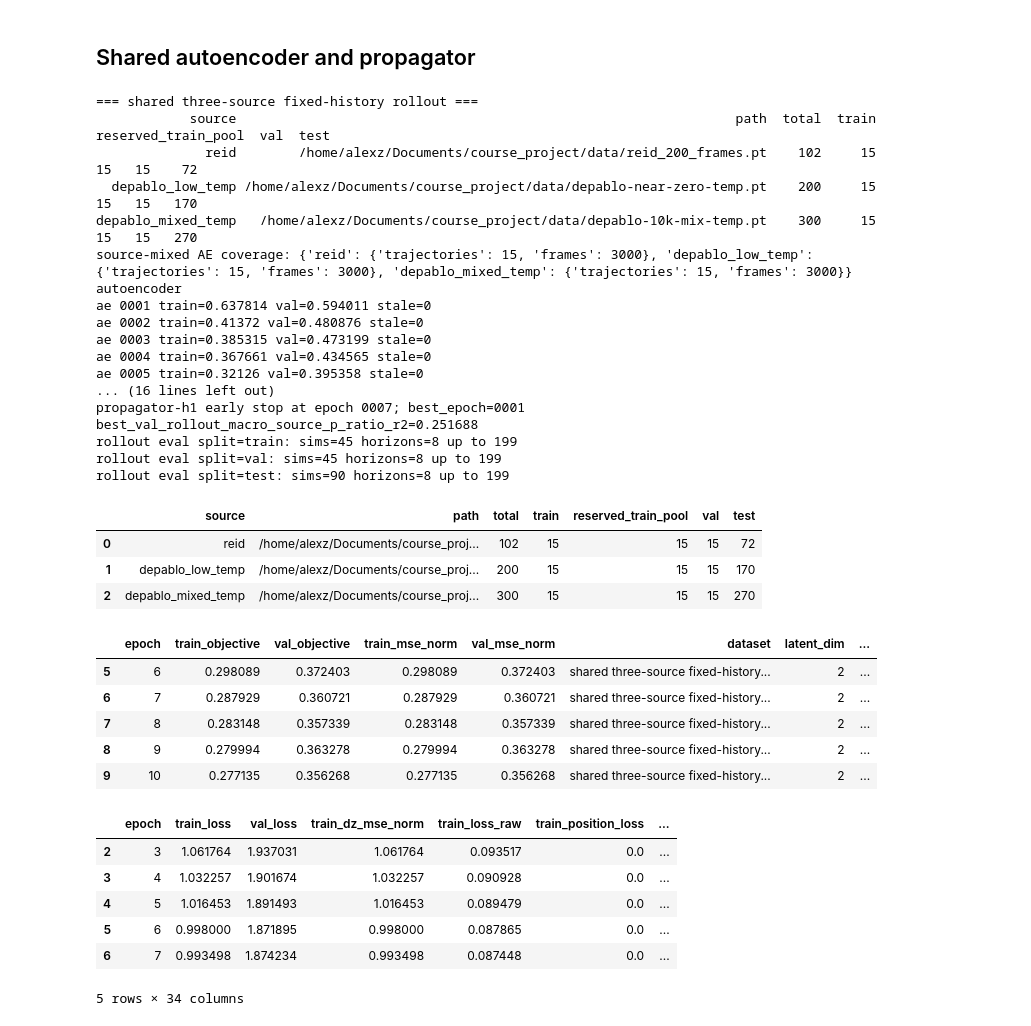
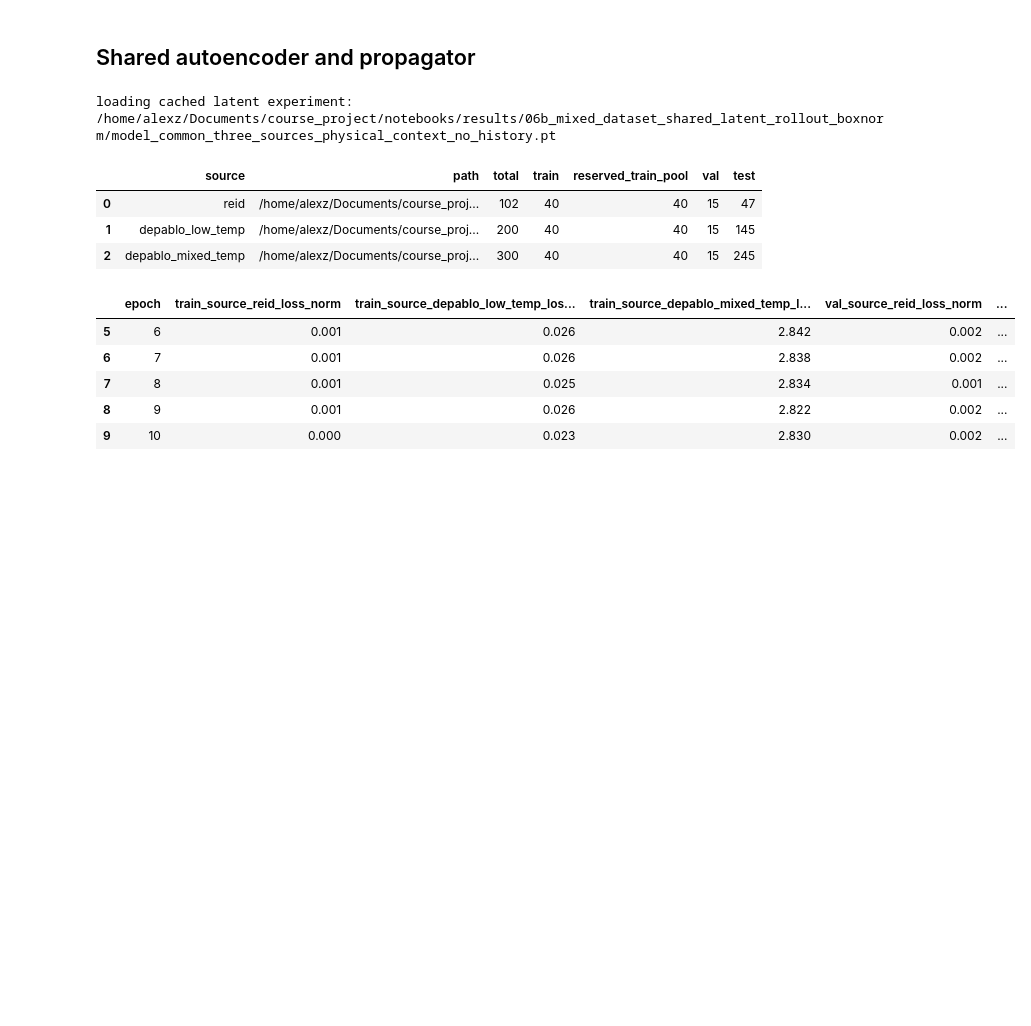
Before and after one commit to alex-zhilkin/DL-course-project, a Jupyter notebook: notebooks/latent_space/06b_mixed_dataset_shared_latent_rollout.ipynb, the cells around one changed output. Cells and saved outputs as stored; diff of their text form; code cells hidden in the pictures; blank space fills up the shorter version.

```diff
--- a/notebooks/latent_space/06b_mixed_dataset_shared_latent_rollout.ipynb
+++ b/notebooks/latent_space/06b_mixed_dataset_shared_latent_rollout.ipynb
@@ -74,81 +68,62 @@ print({'device': str(DEVICE), 'training_networks': TRAIN_PER_SOURCE*len(DATASETS
 ae_config = {
     'latent_dim': LATENT_DIM, 'latent_tokens': MODEL_CONFIG['latent_tokens'],
     'hidden_size': MODEL_CONFIG['hidden_size'], 'model': 'attention',
-    'edge_feature_dim': 4, 'target_mode': 'normalized_delta', 'node_feature_mode': 'normalized_delta',
+    'edge_feature_dim': 8, 'target_mode': 'normalized_delta', 'node_feature_mode': 'normalized_delta',
     'max_train_frames_per_sim': TRAIN_STEPS_PER_SIM + 1,
     'val_frame_skip': 1, 'max_val_frames_per_sim': TRAIN_STEPS_PER_SIM + 1,
     'max_epochs': MAX_EPOCHS, 'patience': PATIENCE, 'lr': LEARNING_RATE, 'weight_decay': WEIGHT_DECAY,
     'balance_sources': False, 'mix_sources': True,
+    'pratio_eval_every': 1, 'pratio_eval_step': 100,
 }
 propagator_config = {
     'max_train_transitions_per_sim': TRAIN_STEPS_PER_SIM,
     'max_epochs': MAX_EPOCHS, 'patience': PATIENCE, 'lr': LEARNING_RATE, 'weight_decay': WEIGHT_DECAY,
-    'hidden_size': 128, 'objective': 'fixed_history_one_step',
-    'model': 'fixed_velocity_residual_mlp', 'loss': 'delta', 'step_stride': 1,
-    'fixed_observed_frames': (1, 5), 'multistep_horizons': [1],
-    'mix_sources': True, 'balance_sources': False,
-    'train_trajectories_per_source': {key: TRAIN_PER_SOURCE for key in DATASETS},
-    'val_trajectories_per_source': {key: VAL_PER_SOURCE for key in DATASETS},
+    'hidden_size': 64, 'objective': 'one_step',
+    'model': 'delta_mlp', 'loss': 'delta', 'step_stride': PROPAGATOR_STRIDE,
+    'multistep_horizons': [1],
+    'mix_sources': True, 'balance_sources': False, 'source_loss_reduction': 'equal',
+    'train_trajectories_per_source': {key: TRAIN_PER_SOURCE for key in PROPAGATOR_SOURCES},
+    'val_trajectories_per_source': {key: VAL_PER_SOURCE for key in PROPAGATOR_SOURCES},
     'use_static_context': True, 'context_dim': 16,
-    'context_pool': 'mean', 'rollout_eval_every_epoch': True, 'rollout_eval_horizons': [100],
-    'rollout_eval_sims_per_source': VAL_PER_SOURCE,
+    'context_pool': 'mean', 'rollout_eval_every_epoch': True, 'rollout_eval_interval': 1,
+    'rollout_eval_horizons': [100],
+    'rollout_eval_sims_per_source': VAL_PER_SOURCE, 'rollout_eval_sources': PROPAGATOR_SOURCES,
 }
 experiment_config = {
     'ae_config': ae_config, 'propagator_config': propagator_config,
     'dataset_name': 'mixed_sources_shared', 'split_seed': SEED, 'split_stratify_temperature': False,
     'min_train_p_ratio': None, 'device': str(DEVICE), 'pos_dim': 2, 'batch_graphs': MODEL_CONFIG['batch_graphs'],
     'frame_skip': 1, 'train_frame_start_order': 0,
-    'edge_mode': MODEL_CONFIG['edge_mode'],
+    'edge_mode': MODEL_CONFIG['edge_mode'], 'static_context_use_physical_reference': True,
     'coordinate_normalization': MODEL_CONFIG['coordinate_normalization'],
-    'reference_context_mode': MODEL_CONFIG['reference_context_mode'],
-    'edge_feature_schema': MODEL_CONFIG['edge_feature_schema'],
     'rollout_steps_grid': ROLLOUT_STEPS,
     'rollout_final_eval_sims_per_source': 30,
     'early_stop_min_delta': 1e-5, 'should_rollout': True, 'should_train_propagator': True,
-    'force_train': FORCE_TRAIN, 'cache_path': str(MODEL_CACHE),
+    'pretrained_ae_cache_path': AE_CACHE,
+    'pretrained_ae_config_keys': ['split_seed', 'coordinate_normalization', 'edge_mode', 'pos_dim', 'latent_dim', 'latent_tokens', 'hidden_size', 'autoencoder_model', 'edge_feature_dim', 'node_feature_mode', 'ae_target_mode', 'ae_max_train_frames_per_sim', 'ae_max_val_frames_per_sim'],
+    'pretrained_ae_require_matching_normalizers': True,
+    'force_train': FORCE_TRAIN, 'force_train_autoencoder': False, 'cache_path': str(MODEL_CACHE),
     'cache_require_matching_config': True, 'model_seed': SEED, 'repeat_idx': 1,
 }
 mixture = [{'name': key, 'label': spec['label'], 'path': str(spec['path']), 'train_count': TRAIN_PER_SOURCE, 'val_count': VAL_PER_SOURCE} for key,spec in DATASETS.items()]
 source = {
-    'dataset_name': 'mixed_sources_shared', 'source_name': 'three-source mixture', 'label': 'shared three-source fixed-history rollout',
+    'dataset_name': 'mixed_sources_shared', 'source_name': 'three-source AE / three-source one-step physical-context propagator mixture', 'label': 'shared AE three sources, one-step physical-context propagator',
     'path': str(next(iter(DATASETS.values()))['path']), 'dataset_mixture': mixture,
 }
 seed_everything(SEED)
 result = run_latent_experiment(source, experiment_config, device=DEVICE)
 display(result['split_info'])
-display(result['ae_history'].tail()); display(result['dyn_history'].tail())
+propagator_history_columns = ['epoch', *[f'{split}_source_{source_key}_loss_norm' for split in ('train', 'val') for source_key in PROPAGATOR_SOURCES], *[f'val_rollout_source_{source_key}_p_ratio_r2' for source_key in PROPAGATOR_SOURCES]]
+display(result['dyn_history'].reindex(columns=propagator_history_columns).tail().round(3))
 # %% [output]
-=== shared three-source fixed-history rollout ===
-            source                                                                path  total  train  reserved_train_pool  val  test
-              reid        /home/alexz/Documents/course_project/data/reid_200_frames.pt    102     15                   15   15    72
-  depablo_low_temp /home/alexz/Documents/course_project/data/depablo-near-zero-temp.pt    200     15                   15   15   170
-depablo_mixed_temp   /home/alexz/Documents/course_project/data/depablo-10k-mix-temp.pt    300     15                   15   15   270
-source-mixed AE coverage: {'reid': {'trajectories': 15, 'frames': 3000}, 'depablo_low_temp': {'trajectories': 15, 'frames': 3000}, 'depablo_mixed_temp': {'trajectories': 15, 'frames': 3000}}
-autoencoder
-ae 0001 train=0.637814 val=0.594011 stale=0
-ae 0002 train=0.41372 val=0.480876 stale=0
-ae 0003 train=0.385315 val=0.473199 stale=0
-ae 0004 train=0.367661 val=0.434565 stale=0
-ae 0005 train=0.32126 val=0.395358 stale=0
-... (16 lines left out)
-propagator-h1 early stop at epoch 0007; best_epoch=0001 best_val_rollout_macro_source_p_ratio_r2=0.251688
-rollout eval split=train: sims=45 horizons=8 up to 199
-rollout eval split=val: sims=45 horizons=8 up to 199
-rollout eval split=test: sims=90 horizons=8 up to 199
+loading cached latent experiment: /home/alexz/Documents/course_project/notebooks/results/06b_mixed_dataset_shared_latent_rollout_boxnorm/model_common_three_sources_physical_context_no_history.pt
 |  | source | path | total | train | reserved_train_pool | val | test |
-| 0 | reid | /home/alexz/Documents/course_proj... | 102 | 15 | 15 | 15 | 72 |
-| 1 | depablo_low_temp | /home/alexz/Documents/course_proj... | 200 | 15 | 15 | 15 | 170 |
-| 2 | depablo_mixed_temp | /home/alexz/Documents/course_proj... | 300 | 15 | 15 | 15 | 270 |
+| 0 | reid | /home/alexz/Documents/course_proj... | 102 | 40 | 40 | 15 | 47 |
+| 1 | depablo_low_temp | /home/alexz/Documents/course_proj... | 200 | 40 | 40 | 15 | 145 |
+| 2 | depablo_mixed_temp | /home/alexz/Documents/course_proj... | 300 | 40 | 40 | 15 | 245 |
-|  | epoch | train_objective | val_objective | train_mse_norm | val_mse_norm | dataset | latent_dim | ... |
-| 5 | 6 | 0.298089 | 0.372403 | 0.298089 | 0.372403 | shared three-source fixed-history... | 2 | ... |
-| 6 | 7 | 0.287929 | 0.360721 | 0.287929 | 0.360721 | shared three-source fixed-history... | 2 | ... |
-| 7 | 8 | 0.283148 | 0.357339 | 0.283148 | 0.357339 | shared three-source fixed-history... | 2 | ... |
-| 8 | 9 | 0.279994 | 0.363278 | 0.279994 | 0.363278 | shared three-source fixed-history... | 2 | ... |
-| 9 | 10 | 0.277135 | 0.356268 | 0.277135 | 0.356268 | shared three-source fixed-history... | 2 | ... |
+|  | epoch | train_source_reid_loss_norm | train_source_depablo_low_temp_los... | train_source_depablo_mixed_temp_l... | val_source_reid_loss_norm | ... |
+| 5 | 6 | 0.001 | 0.026 | 2.842 | 0.002 | ... |
+| 6 | 7 | 0.001 | 0.026 | 2.838 | 0.002 | ... |
+| 7 | 8 | 0.001 | 0.025 | 2.834 | 0.001 | ... |
+| 8 | 9 | 0.001 | 0.026 | 2.822 | 0.002 | ... |
+| 9 | 10 | 0.000 | 0.023 | 2.830 | 0.002 | ... |
-|  | epoch | train_loss | val_loss | train_dz_mse_norm | train_loss_raw | train_position_loss | ... |
-| 2 | 3 | 1.061764 | 1.937031 | 1.061764 | 0.093517 | 0.0 | ... |
-| 3 | 4 | 1.032257 | 1.901674 | 1.032257 | 0.090928 | 0.0 | ... |
-| 4 | 5 | 1.016453 | 1.891493 | 1.016453 | 0.089479 | 0.0 | ... |
-| 5 | 6 | 0.998000 | 1.871895 | 0.998000 | 0.087865 | 0.0 | ... |
-| 6 | 7 | 0.993498 | 1.874234 | 0.993498 | 0.087448 | 0.0 | ... |
-5 rows × 34 columns
```
Also changed, not shown: parts of 13 cells of this notebook, 53 other files.
